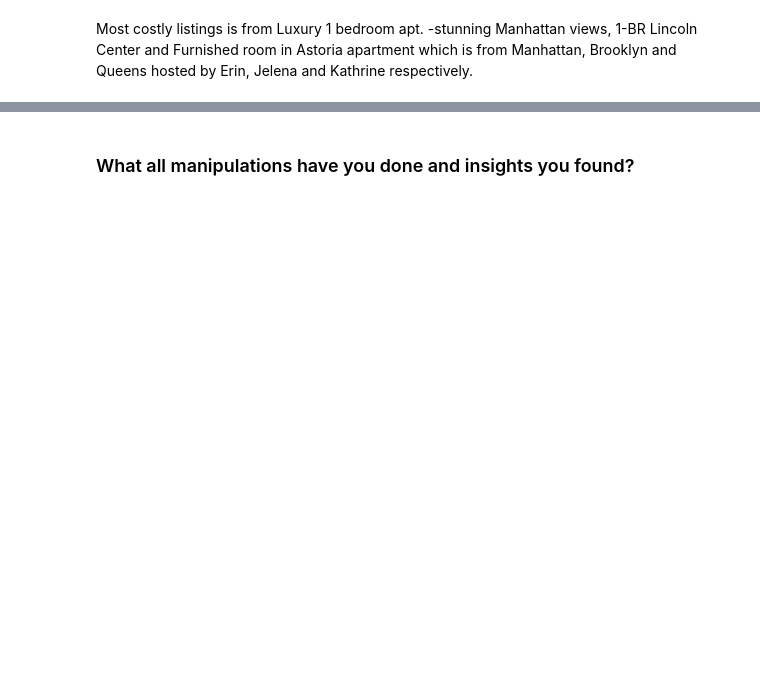
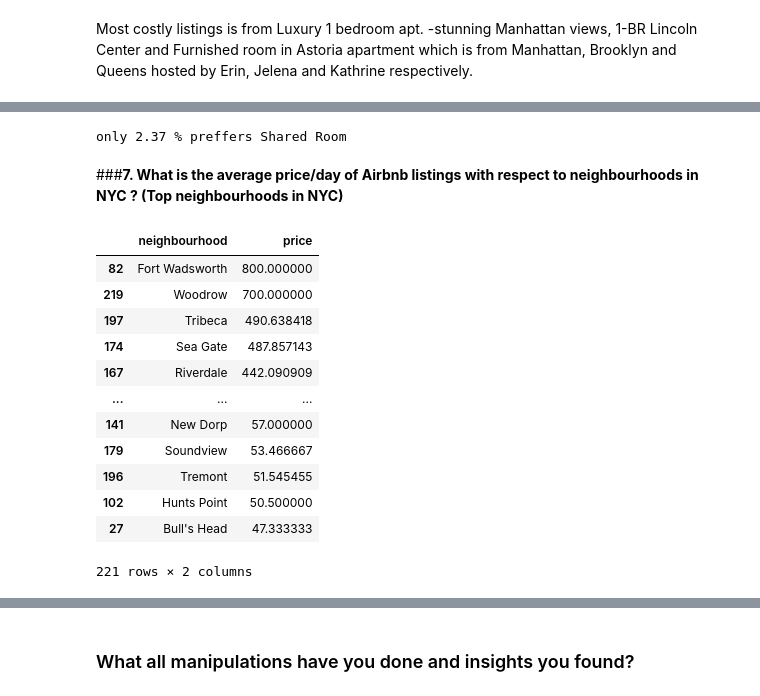
Before and after one commit to riyapatelrp/Airbnb-Booking-Analysis-EDA-, a Jupyter notebook: Capstone_AirBnb_Booking_Analysis.ipynb, the cells around one changed output, grey strips where cells are left out. Drawn from its saved outputs; the diff is of its cells as text; code cells hidden in the pictures; blank space fills up the shorter version.

```diff
--- a/Capstone_AirBnb_Booking_Analysis.ipynb
+++ b/Capstone_AirBnb_Booking_Analysis.ipynb
@@ -514,0 +541,29 @@ Most costly listings is from Luxury 1 bedroom apt. -stunning Manhattan views, 1-
+# %%
+# Shared Room Percentage
+share_room_percent = round((len(airbnb_data[airbnb_data['room_type']=='Shared room'])/len(airbnb_data['room_type']))*100, 2)
+print(f'only {share_room_percent} % preffers Shared Room ')
+# %% [output]
+only 2.37 % preffers Shared Room
+# %% [markdown]
+###<B>7. What is the average price/day of Airbnb listings with respect to neighbourhoods in NYC ? (Top neighbourhoods in NYC)
+# %%
+# Avg price wrt neighbourhood neighbour
+# expensive neighbourhood
+df_ngroup= airbnb_data.groupby(['neighbourhood'])['price'].mean().reset_index()
+#df_ngroup.head()
+df_ngroup_sorted = df_ngroup.sort_values(by='price', ascending=False)
+df_ngroup_sorted
+# %% [output]
+|  | neighbourhood | price |
+| 82 | Fort Wadsworth | 800.000000 |
+| 219 | Woodrow | 700.000000 |
+| 197 | Tribeca | 490.638418 |
+| 174 | Sea Gate | 487.857143 |
+| 167 | Riverdale | 442.090909 |
+| ... | ... | ... |
+| 141 | New Dorp | 57.000000 |
+| 179 | Soundview | 53.466667 |
+| 196 | Tremont | 51.545455 |
+| 102 | Hunts Point | 50.500000 |
+| 27 | Bull's Head | 47.333333 |
+221 rows × 2 columns
```
Also changed, not shown: parts of 14 cells of this notebook.
